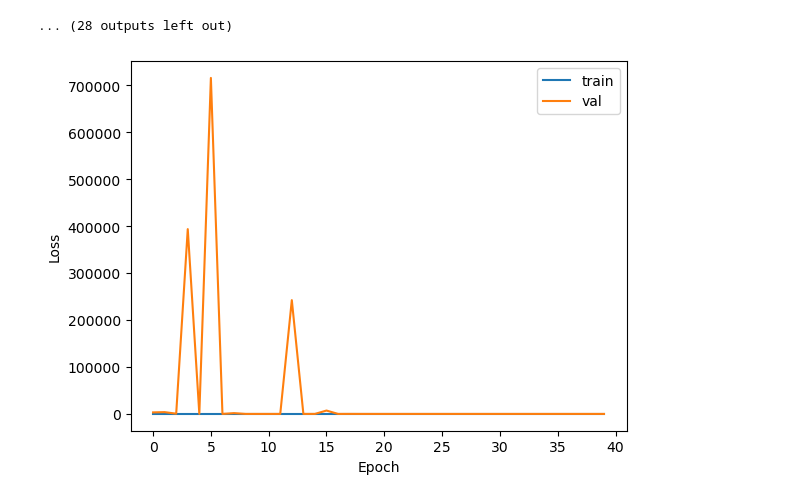
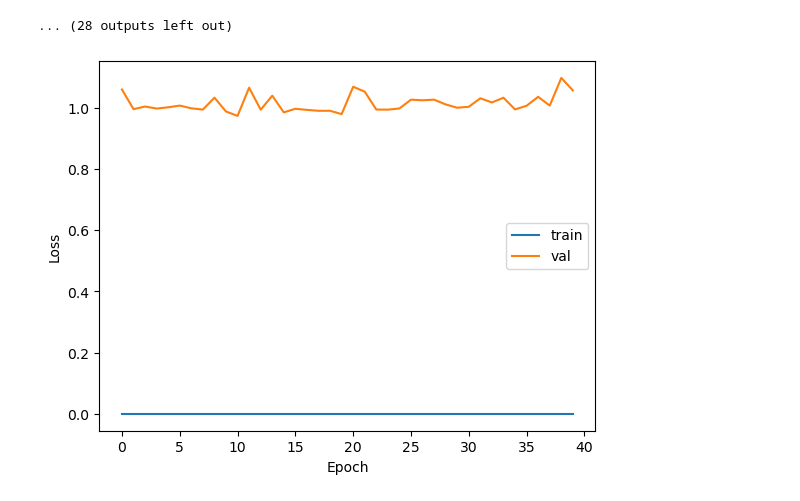
Before and after one commit to tianhew0121/Movie_Rating_Prediction_with_Movielens_dataset, a Jupyter notebook: data_inspection.ipynb, the cells around one changed output. Cells and saved outputs as stored; diff of their text form; code cells hidden in the pictures.

Commit message:
low train but high val loss

```diff
--- a/data_inspection.ipynb
+++ b/data_inspection.ipynb
@@ -193,13 +245,23 @@ label_column = 'vote_average'
 selected_data = pd.concat([selected_data, full_data[label_column]], axis=1)
 selected_data = pd.concat([selected_data, full_data['budget']], axis=1)
 selected_data = pd.concat([selected_data, full_data['crew_count']], axis=1)
+selected_data = pd.concat([selected_data, full_data['runtime']], axis=1)
 
 scaler = StandardScaler()
 scaler.fit(selected_data[['crew_count']])
-scaler.transform(selected_data[['crew_count']])
+standardized_column = scaler.transform(selected_data[['crew_count']])
+selected_data['crew_count'] = standardized_column
+scaler = StandardScaler()
+scaler.fit(selected_data[['runtime']])
+standardized_column = scaler.transform(selected_data[['runtime']])
+selected_data['runtime'] = standardized_column
+scaler = StandardScaler()
+scaler.fit(selected_data[['budget']])
+standardized_column = scaler.transform(selected_data[['budget']])
+selected_data['budget'] = standardized_column
 
 train_data = selected_data.drop([label_column], axis=1).to_numpy().astype(np.float32)
-train_label = selected_data[label_column].to_numpy().astype(np.float32)
+train_label = np.round(selected_data[label_column].to_numpy()).astype(np.float32)
 # test_data = selected_data.drop([label_column], axis=1).to_numpy().astype(np.float32)
 # test_label = selected_data[label_column].to_numpy().astype(np.float32)
 train_data.shape, train_label.shape
@@ -248,4 +310,4 @@ N, D
 # %%
-trainset, valset = torch.utils.data.random_split(train_dataset, [40000, N-40000])
+trainset, valset = torch.utils.data.random_split(train_dataset, [6000, N-6000])
 print(f'Train set size: {len(trainset)}, Validation set size: {len(valset)}')
 # %% [output]
@@ -310,27 +372,27 @@ class MLP(nn.Module):
         super().__init__()
         self.fc1 = nn.Linear(n_feature, n_hidden)
         self.relu = nn.ReLU()
-        self.fc2 = nn.Linear(n_hidden, n_hidden)
+        # self.fc2 = nn.Linear(n_hidden, n_hidden)
         self.fc3 = nn.Linear(n_hidden, n_classes)
 
     def forward(self, x): # Define forward pass in the forward method
         x = x.view(x.shape[0], -1)  #flatten into a 784 length tensor
         x = self.relu(self.fc1(x))
-        x = self.relu(self.fc2(x))
+        # x = self.relu(self.fc2(x))
         x = self.fc3(x)
         return x # note: no softmax, as this is included in the loss function in PyTorch
 # %%
-batchsize = 50
+batchsize = 100
 n_feature = D
 output_class = 1
 n_hidden = 48
 trainloader = torch.utils.data.DataLoader(trainset, batch_size=batchsize, shuffle=True)
 valloader = torch.utils.data.DataLoader(valset, batch_size=batchsize, shuffle=False)
-testloader = torch.utils.data.DataLoader(test_dataset, batch_size=batchsize, shuffle=False)
+# testloader = torch.utils.data.DataLoader(test_dataset, batch_size=batchsize, shuffle=False)
 
 model = MLP(n_feature, output_class, n_hidden).to(device)
 criterion = nn.MSELoss()
-optimizer = optim.Adam(model.parameters(), lr=0.002)
+optimizer = optim.Adam(model.parameters(), lr=0.02)
 
 n_epoch = 40
 best_acc = -1
@@ -360,11 +422,11 @@ Epoch 12/40
 # %%
 import matplotlib.pyplot as plt
 
-plt.plot(train_loss_history, label='train')
-plt.plot(val_loss_history, label='val')
+plt.plot(np.arange(n_epoch), train_loss_history, label='train')
+plt.plot(np.arange(n_epoch), val_loss_history, label='val')
 plt.legend()
 plt.xlabel('Epoch')
 plt.ylabel('Loss')
 plt.show()
 # %% [output]
-[figure, old version]
+[figure, new version]
```
Also changed, not shown: parts of 18 cells of this notebook.
